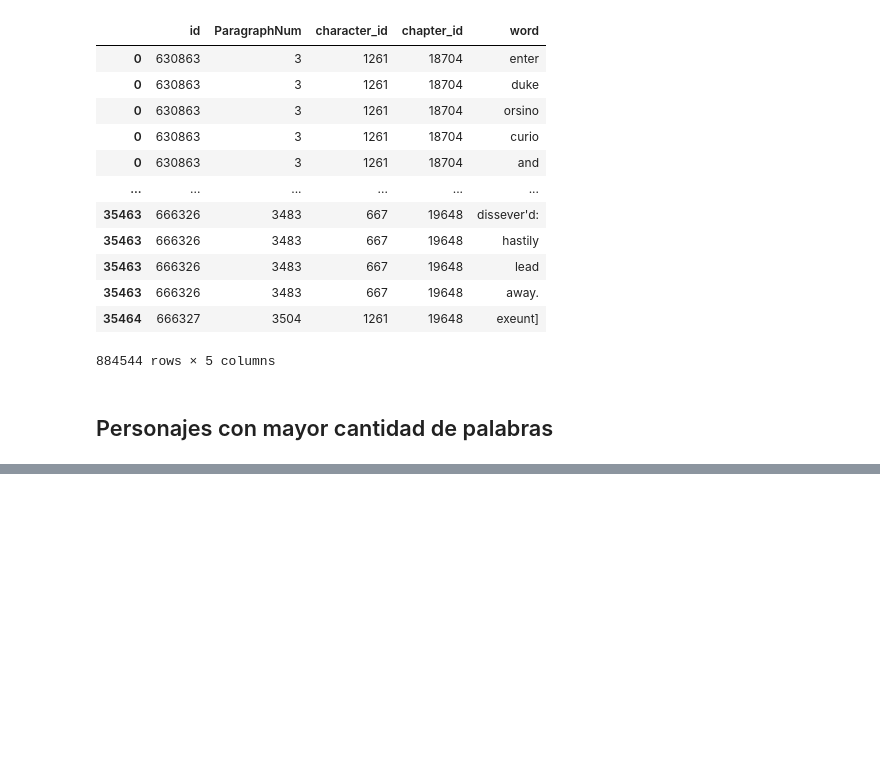
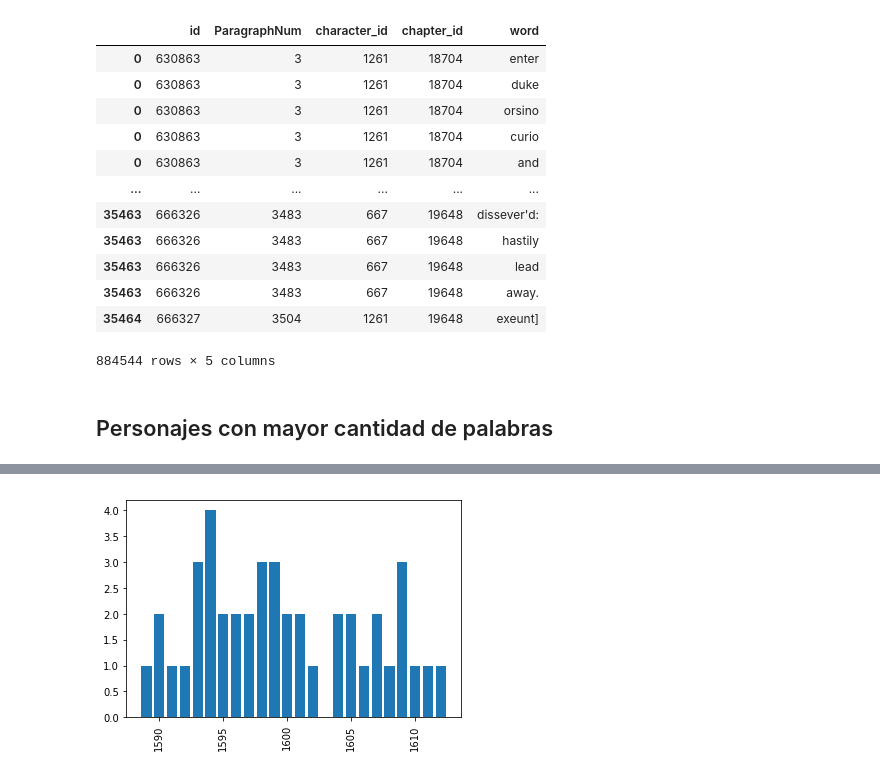
Before and after one commit to luchymd89/introcd, a Jupyter notebook: Tarea_1/shakespeare_propuesta.ipynb, the cells around one changed output, grey strips where cells are left out. Cells and saved outputs as stored; diff of their text form; code cells hidden in the pictures; blank space fills up the shorter version.

```diff
--- a/Tarea_1/shakespeare_propuesta.ipynb
+++ b/Tarea_1/shakespeare_propuesta.ipynb
@@ -205,0 +293,3 @@ df_words
+# %%
+works_per_year = df_works.groupby("Date")["id"].count().sort_values(ascending=False)
+works_per_year
@@ -205,0 +314,5 @@ df_words
+# %%
+plt.bar(works_per_year.index, works_per_year.values)
+_ = plt.xticks(rotation=90)
+# %% [output]
+[figure, added]
```
Also changed, not shown: parts of 13 cells of this notebook.
